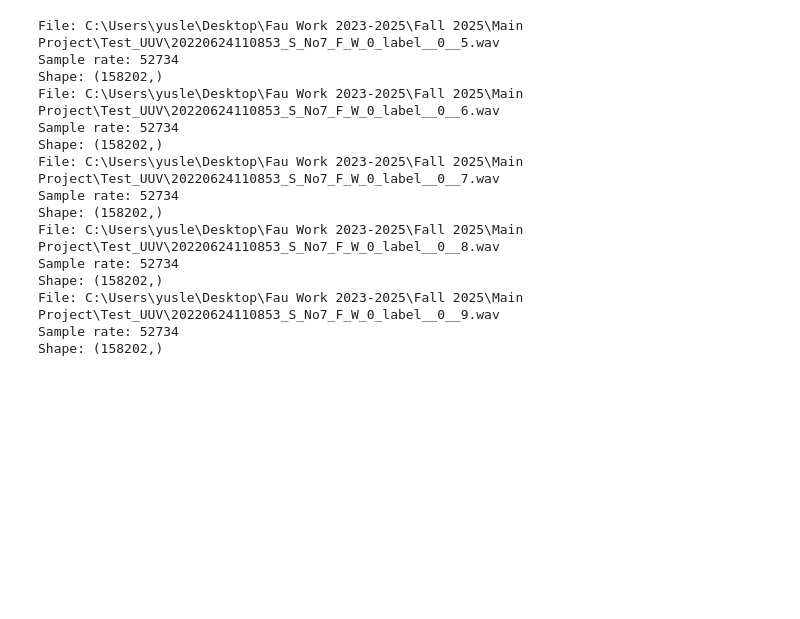
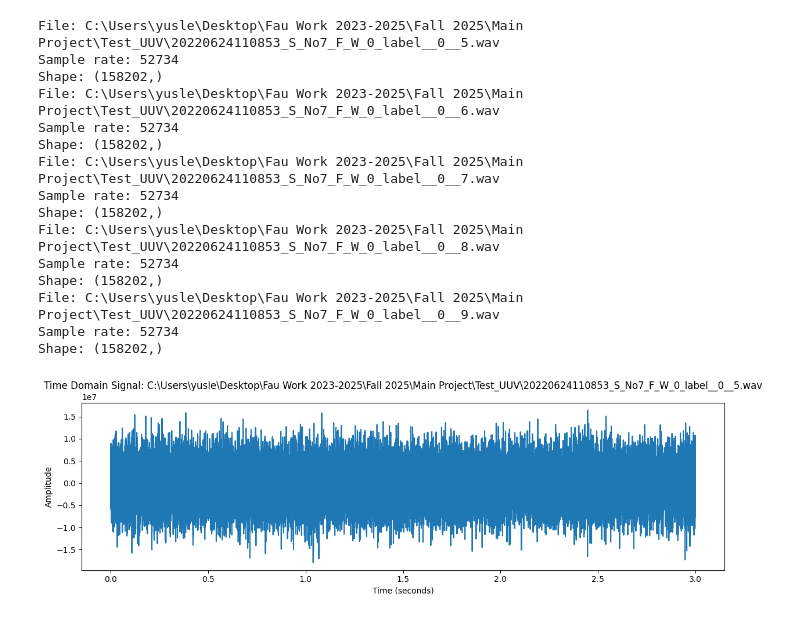
Before and after one commit to YuslenLopez/OSINModels, a Jupyter notebook: testUUV.ipynb, the cells around one changed output. Cells and saved outputs as stored; diff of their text form; code cells hidden in the pictures; blank space fills up the shorter version.

```diff
--- a/testUUV.ipynb
+++ b/testUUV.ipynb
@@ -12,11 +13,15 @@ from scipy.io import wavfile
 folder_path=r"C:\Users\yusle\Desktop\Fau Work 2023-2025\Fall 2025\Main Project\Test_UUV\*.wav"
 
 for file_path in glob.glob(folder_path):
-    fs, data = wavfile.read(file_path)
+    # fs, data = wavfile.read(file_path)
+    fs,x=wavfile.read(file_path)
     print("File:", file_path)
     print("Sample rate:", fs)
-    print("Shape:", data.shape)
-    fs,x=wavfile.read('1.wav')
+    print("Shape:", x.shape)
+    #Time Domain Data (x X time)
+    # plt.plot(x)
+    # plt.xlabel('Time')
+    # plt.ylabel('Amp')
 # %% [output]
 File: C:\Users\yusle\Desktop\Fau Work 2023-2025\Fall 2025\Main Project\Test_UUV\20220624110853_S_No7_F_W_0_label__0__5.wav
 Sample rate: 52734
@@ -35,0 +46,70 @@ Shape: (158202,)
+# %%
+#Library Imports
+import glob
+import matplotlib.pyplot as plt
+from scipy.io import wavfile
+import numpy as np
+
+#folder path for sound files
+folder_path = r"C:\Users\yusle\Desktop\Fau Work 2023-2025\Fall 2025\Main Project\Test_UUV\*.wav"
+
+#counter for file saving
+i=1
+
+#loop for accessing file paths in specified folder path
+for file_path in glob.glob(folder_path):
+
+    # Read WAV file
+    fs, x = wavfile.read(file_path)
+
+    # If stereo → convert to mono
+    if len(x.shape) > 1:
+        x = x.mean(axis=1)
+
+    # Create time axis
+    t = np.arange(len(x)) / fs
+
+    # Plot time domain
+    plt.figure(figsize=(12, 4))
+    plt.plot(t, x)
+    plt.title(f"Time Domain Signal: {file_path}")
+    plt.xlabel("Time (seconds)")
+    plt.ylabel("Amplitude")
+    plt.tight_layout()
+    plt.show()
+
+    #NFFT  is the fourier transform, that handles data not evenly spaced in time
+    nfft=512
+    y=np.abs(fft(x,nfft))
+    y=y[:nfft//2]
+
+    #
+    f = np.arange(0, nfft /2) * fs / nfft
+    #Frequency Domain (Mag X Freq)
+    # plt.plot(f,y)
+    # plt.title('Frequency Domain')
+    # plt.xlabel('frequency')
+    # plt.ylabel('Mag')
+
+    f, t, Sxx = spectrogram(x, fs)
+    #Plotting Raw Spectrogram
+    # plt.pcolormesh(t,f,10*np.log10(Sxx))
+    # plt.ylabel('Frequency')
+    # plt.xlabel('Time [sec]')
+    # plt.title('Spectrogram')
+
+    #Masking Spectrogram
+    freq_min=0
+    freq_max=10000
+    f_mask=(f>=freq_min)&(f<=freq_max)
+    Sxx=Sxx[f_mask,:] #masking / isolating the sound
+    f = f[f_mask]
+
+    plt.pcolormesh(t,f,10*np.log10(Sxx))
+    plt.ylabel('Frequency [Hz]')
+    plt.xlabel('Time [sec]')
+    plt.title('Spectrogram')
+    plt.savefig(f"TestUUV_IMG/spectrogram{i}.png")   # Save image
+    i=i+1
+# %% [output]
+[figure, added]
```
Also changed, not shown: parts of 3 cells of this notebook, 6 other files.
